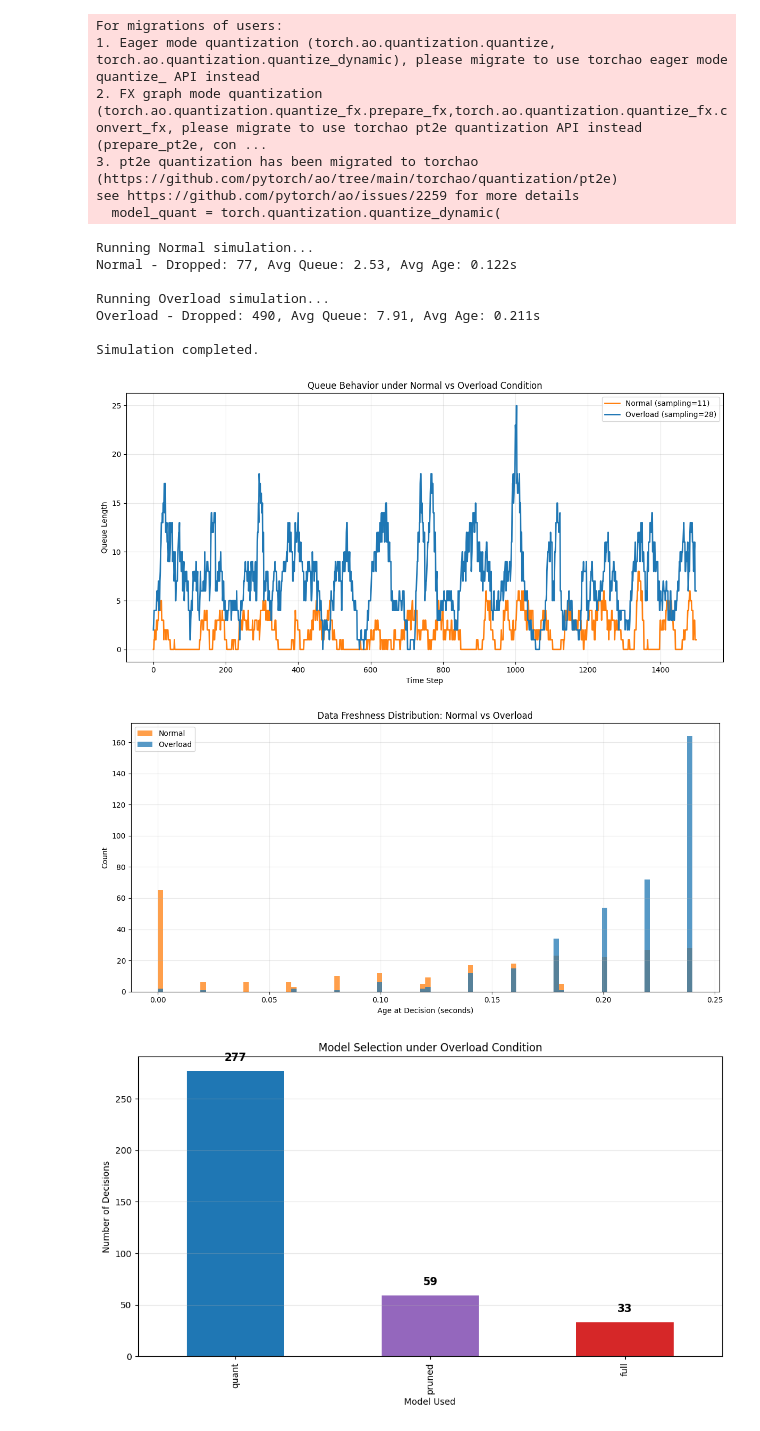
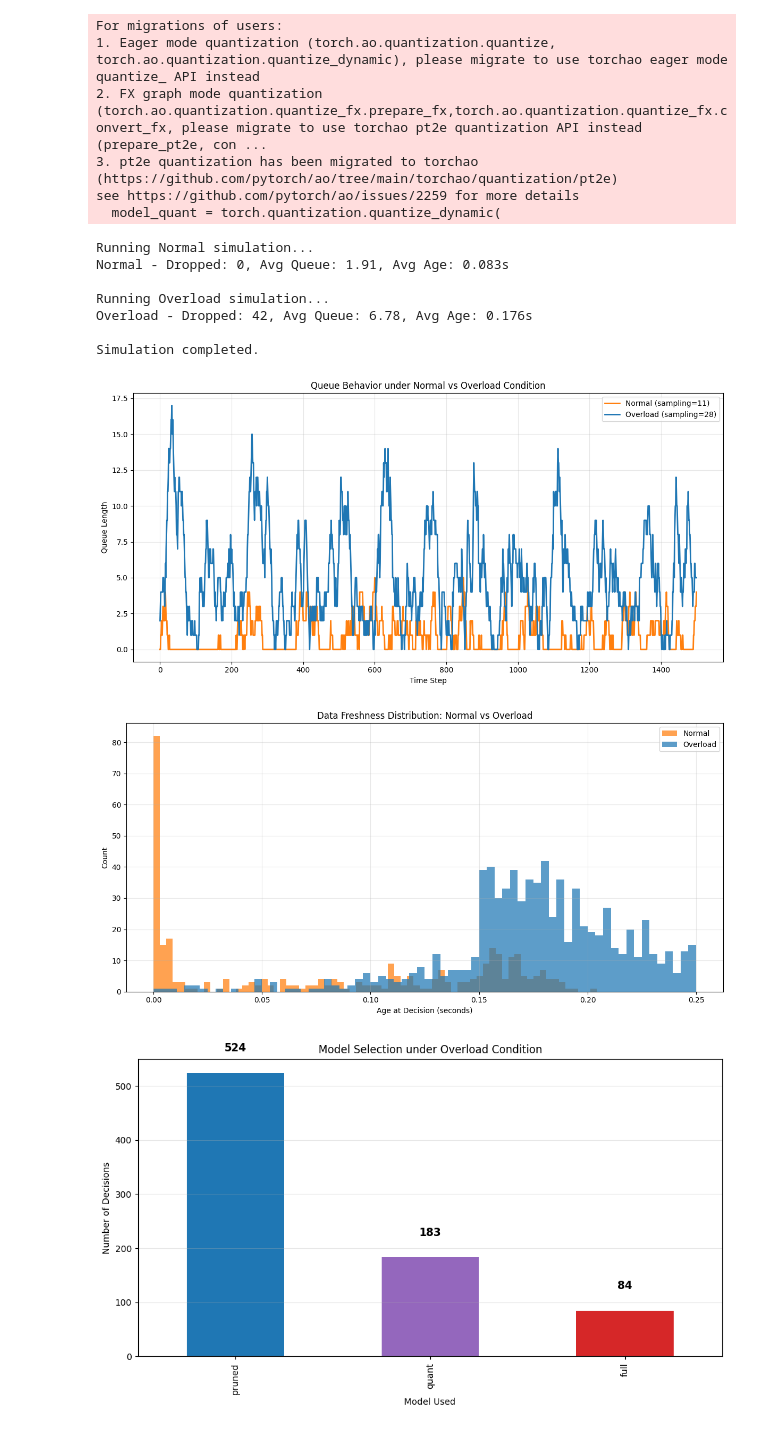
Before and after one commit to mklee38/COMP4436_Project, a Jupyter notebook: main.ipynb, the cells around one changed output. Drawn from its saved outputs; the diff is of its cells as text; code cells hidden in the pictures.

```diff
--- a/main.ipynb
+++ b/main.ipynb
@@ -130,9 +130,9 @@ class AIoT_System:
         self.queue = deque()
         self.max_queue = 220
         self.deadline = 0.25
-        self.edge_time_full = 0.12
-        self.edge_time_quant = 0.08
-        self.edge_time_pruned = 0.055
+        self.edge_time_full = 0.11
+        self.edge_time_quant = 0.075
+        self.edge_time_pruned = 0.052
         self.network_latency = 0.04
         self.step = 0.02
         self.current_model = "full"
@@ -147,10 +147,10 @@ class AIoT_System:
             return self.edge_time_quant
         return self.edge_time_pruned
 
-    def _pick_model(self, qlen):
-        if qlen >= 14:
+    def _pick_model(self, qlen, head_age=0.0):
+        if head_age >= 0.17 or qlen >= 12:
             self.current_model = "pruned"
-        elif qlen >= 6:
+        elif qlen >= 5:
             self.current_model = "quant"
         elif qlen <= 2:
             self.current_model = "full"
@@ -169,9 +169,11 @@ class AIoT_System:
         for i in range(steps):
             current_time = i * self.step
             if name == "Overload":
-                rate = sampling_rate * (1.0 + 0.55 * np.sin(2 * np.pi * i / 120.0))
+                wave = 1.0 + 0.45 * np.sin(2 * np.pi * i / 120.0)
+                rate = sampling_rate * wave
             else:
-                rate = sampling_rate * (1.0 + 0.12 * np.sin(2 * np.pi * i / 180.0))
+                wave = 1.0 + 0.10 * np.sin(2 * np.pi * i / 180.0)
+                rate = sampling_rate * wave
             rate = max(rate, 0.0)
             arrivals = rng.poisson(rate * self.step)
 
@@ -182,13 +184,18 @@ class AIoT_System:
                 self.queue.append({'id': sample_id, 'arrival': current_time})
                 sample_id += 1
 
-            while self.queue and current_time - self.queue[0]['arrival'] > self.deadline * 1.35:
+            while self.queue and current_time - self.queue[0]['arrival'] > self.deadline * 1.4:
                 self.queue.popleft()
                 self.dropped += 1
 
-            self._pick_model(len(self.queue))
+            head_age = current_time - self.queue[0]['arrival'] if self.queue else 0.0
+            self._pick_model(len(self.queue), head_age=head_age)
             inf_time = self.get_inference_time()
             service_credit += self.step / inf_time
+
+            # Boost when head sample is getting stale, reducing artificial peak at deadline edge
+            if self.queue and (current_time - self.queue[0]['arrival']) > 0.16:
+                service_credit += 0.45
 
             while self.queue and service_credit >= 1.0:
                 current = self.queue[0]
@@ -199,10 +206,11 @@ class AIoT_System:
                     continue
 
                 qlen = len(self.queue)
+                observed_age = np.clip(current_age + rng.uniform(-0.5 * self.step, 0.5 * self.step), 0.0, self.deadline)
                 self.history.append({
                     'sample_id': current['id'],
                     'latency': current_age + inf_time + (self.network_latency if rng.random() > 0.65 else 0),
-                    'age_at_decision': current_age,
+                    'age_at_decision': observed_age,
                     'model_used': self.current_model,
                     'queue_len': qlen,
                     'scenario': name
@@ -233,10 +241,10 @@ print(f"Overload - Dropped: {system.dropped}, Avg Queue: {avg_overload:.2f}, Avg
 print("\nSimulation completed.")
 # %% [output]
 Running Normal simulation...
-Normal - Dropped: 77, Avg Queue: 2.53, Avg Age: 0.122s
+Normal - Dropped: 0, Avg Queue: 1.91, Avg Age: 0.083s
 
 Running Overload simulation...
-Overload - Dropped: 490, Avg Queue: 7.91, Avg Age: 0.211s
+Overload - Dropped: 42, Avg Queue: 6.78, Avg Age: 0.176s
 
 Simulation completed.
 # %%
@@ -249,36 +257,36 @@ plt.ylabel('Queue Length')
 plt.title('Queue Behavior under Normal vs Overload Condition')
 plt.legend()
 plt.grid(True, alpha=0.3)
 plt.tight_layout()
 plt.show()
 
 # ==================== 圖 2: Data Freshness ====================
 plt.figure(figsize=(12, 6))
-plt.hist(df_normal['age_at_decision'], bins=100, alpha=0.75, label='Normal', color='tab:orange')
-plt.hist(df_overload['age_at_decision'], bins=100, alpha=0.75, label='Overload', color='tab:blue')
+plt.hist(df_normal['age_at_decision'], bins=70, alpha=0.72, label='Normal', color='tab:orange')
+plt.hist(df_overload['age_at_decision'], bins=70, alpha=0.72, label='Overload', color='tab:blue')
 plt.xlabel('Age at Decision (seconds)')
 plt.ylabel('Count')
 plt.title('Data Freshness Distribution: Normal vs Overload')
 plt.legend()
 plt.grid(True, alpha=0.3)
 plt.tight_layout()
 plt.show()
 
 # ==================== 圖 3: Model Selection under Overload ====================
 plt.figure(figsize=(10, 6))
 model_counts = df_overload['model_used'].value_counts()
 bars = model_counts.plot(kind='bar', color=['#1f77b4', '#9467bd', '#d62728'])
 plt.title('Model Selection under Overload Condition')
 plt.xlabel('Model Used')
 plt.ylabel('Number of Decisions')
 plt.grid(True, axis='y', alpha=0.3)
 
 for i, v in enumerate(model_counts):
-    plt.text(i, v + max(10, int(0.01 * v)), str(v), ha='center', fontsize=12, fontweight='bold')
+    plt.text(i, v + 40, str(v), ha='center', fontsize=12, fontweight='bold')
 
 plt.tight_layout()
 plt.show()
 # %% [output]
-[figure, old version]
+[figure, new version]
-[figure, old version]
+[figure, new version]
-[figure, old version]
+[figure, new version]
```
Also changed, not shown: 3 other files.
